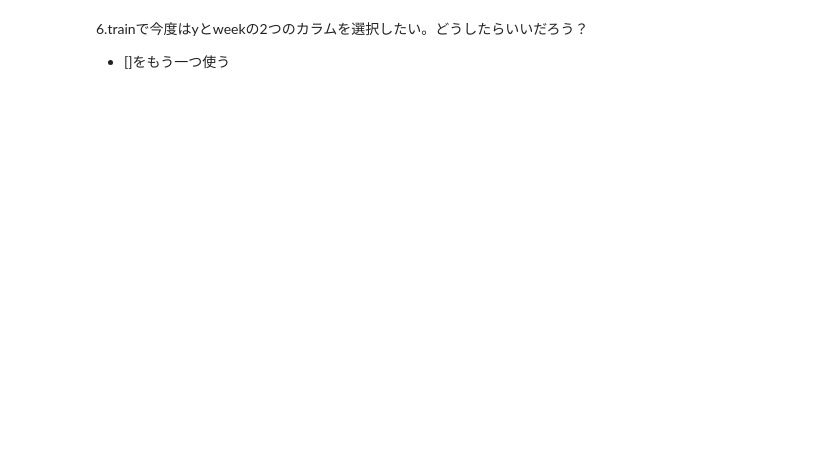
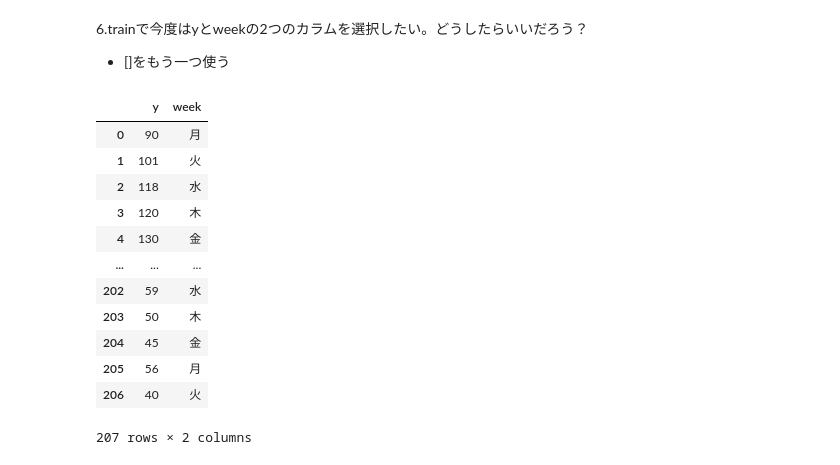
Before and after one commit to yan-3121/algorithm, a Jupyter notebook: case1/Section3_2.ipynb, the cells around one changed output. Drawn from its saved outputs; the diff is of its cells as text; code cells hidden in the pictures; blank space fills up the shorter version.

```diff
--- a/case1/Section3_2.ipynb
+++ b/case1/Section3_2.ipynb
@@ -231,3 +247,19 @@ train['temperature'].mean()
 # %% [markdown]
 6.trainで今度はyとweekの2つのカラムを選択したい。どうしたらいいだろう？
 - []をもう一つ使う
+# %%
+train[['y','week']]
+# %% [output]
+|  | y | week |
+| 0 | 90 | 月 |
+| 1 | 101 | 火 |
+| 2 | 118 | 水 |
+| 3 | 120 | 木 |
+| 4 | 130 | 金 |
+| ... | ... | ... |
+| 202 | 59 | 水 |
+| 203 | 50 | 木 |
+| 204 | 45 | 金 |
+| 205 | 56 | 月 |
+| 206 | 40 | 火 |
+207 rows × 2 columns
```
Also changed, not shown: parts of 3 cells of this notebook.
